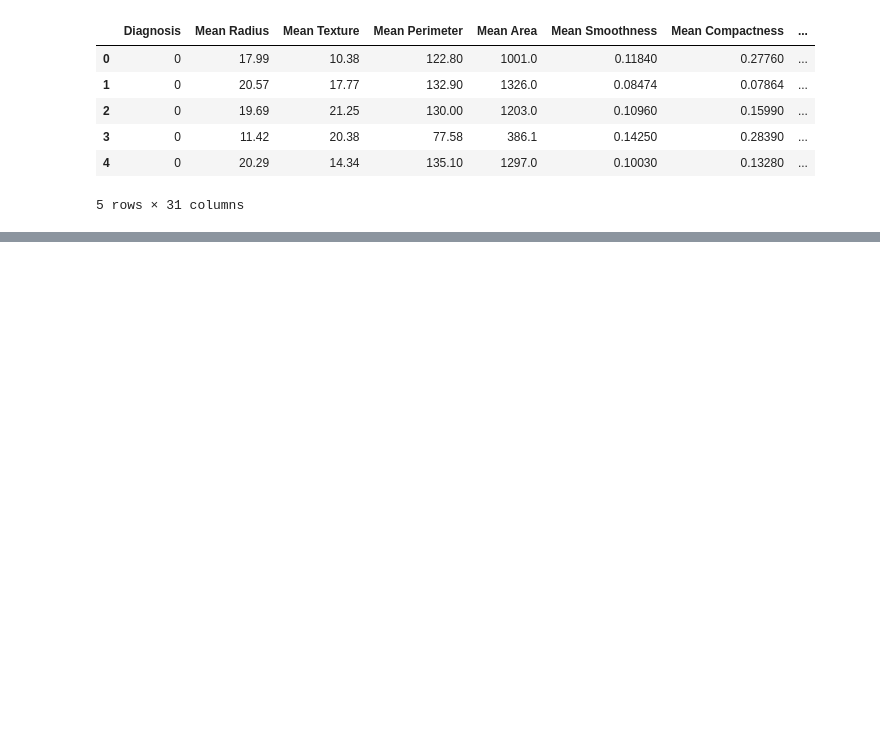
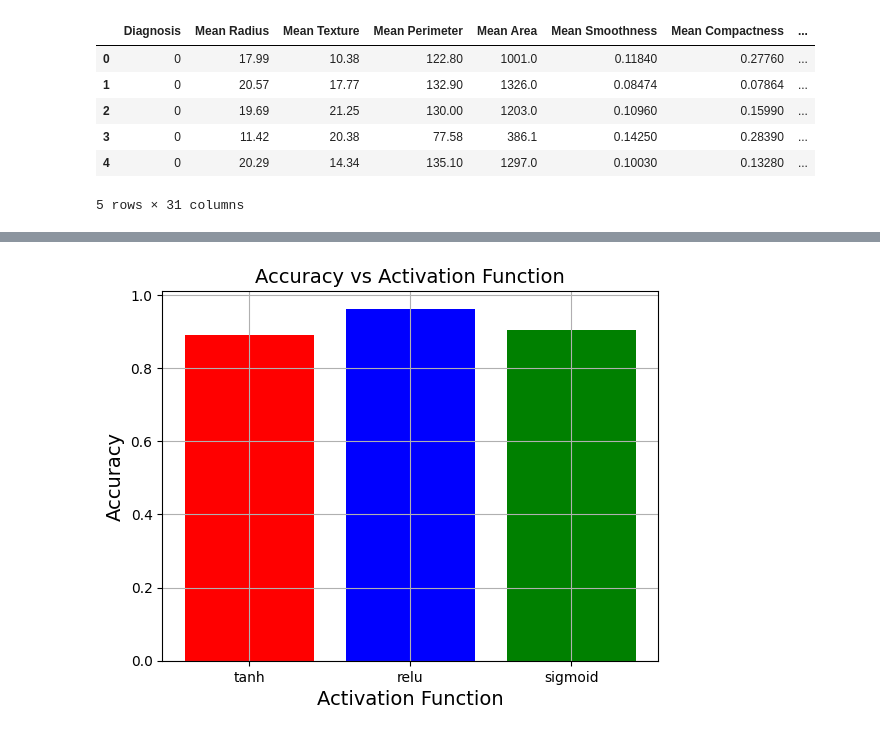
Before and after one commit to Rida-and-Bhavika-Swag-Codes/F20BC-ANN, a Jupyter notebook: Preprocessing.ipynb, the cells around one changed output, grey strips where cells are left out. Cells and saved outputs as stored; diff of their text form; code cells hidden in the pictures; blank space fills up the shorter version.

```diff
--- a/Preprocessing.ipynb
+++ b/Preprocessing.ipynb
@@ -78,0 +129,26 @@ Accuracy of 93% observed with learning rate 0.008, 10 nodes in 1 hidden layer, 2
+# %%
+def activation_test(act):
+    loss = []
+    accuracy = []
+    time = []
+    ann = NeuralNet.ANN(X_train, Y_train)
+    activations = [act, act] # 1-tanh, 2-relu, 3-sigmoid - activations of each layer
+    ann.setLayers(activations, [2, 2]) # variable arguments represent the number of nodes in each non-input layer
+    l, a, t = ann.train_sgd()
+
+    return l, a, t
+# %%
+tloss, tacc, ttime = activation_test(1)
+print("tan loss", tloss)
+print("tan accuracy", tacc)
+print("tan time", ttime)
+
+rloss, racc, rtime = activation_test(2)
+print("relu loss", rloss)
+print("relu accuracy", racc)
+print("relu time", rtime)
+
+sloss, sacc, st = activation_test(3)
+print("sigmoid loss", sloss)
+print("sigmoid accuracy", sacc)
+print("sigmoid time", st)
@@ -78,0 +165,9 @@ Accuracy of 93% observed with learning rate 0.008, 10 nodes in 1 hidden layer, 2
+# %%
+plt.bar(["tanh", "relu", "sigmoid"], [tacc, racc, sacc], color = ["red", "blue", "green"])
+plt.title('Accuracy vs Activation Function', fontsize = 14)
+plt.xlabel('Activation Function', fontsize = 14)
+plt.ylabel('Accuracy', fontsize = 14)
+plt.grid(True)
+plt.show()
+# %% [output]
+[figure, added]
```
Also changed, not shown: parts of 15 cells of this notebook, 2 other files.
